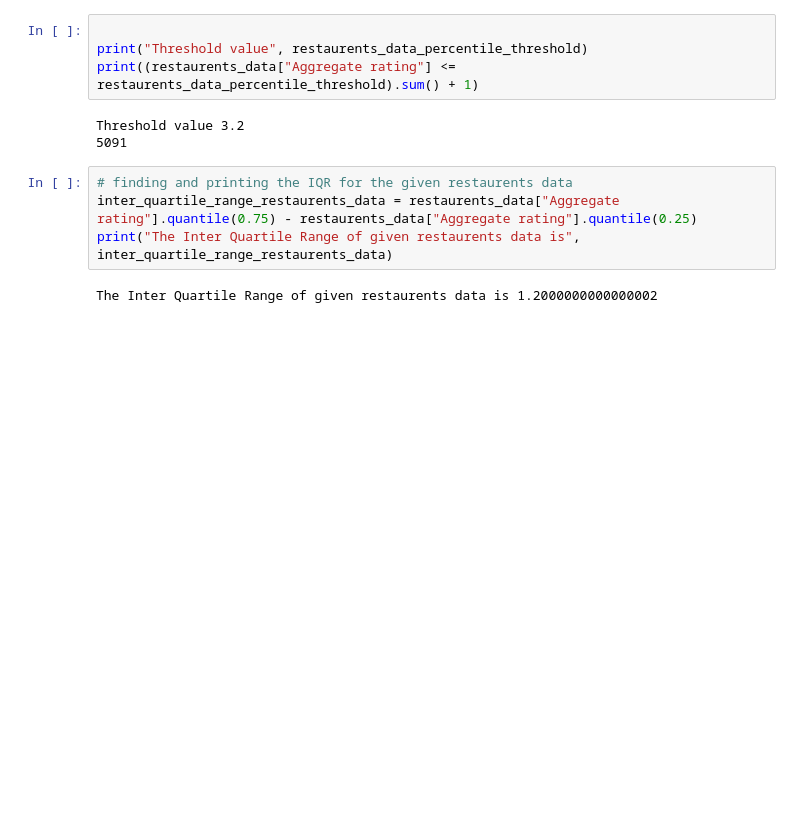
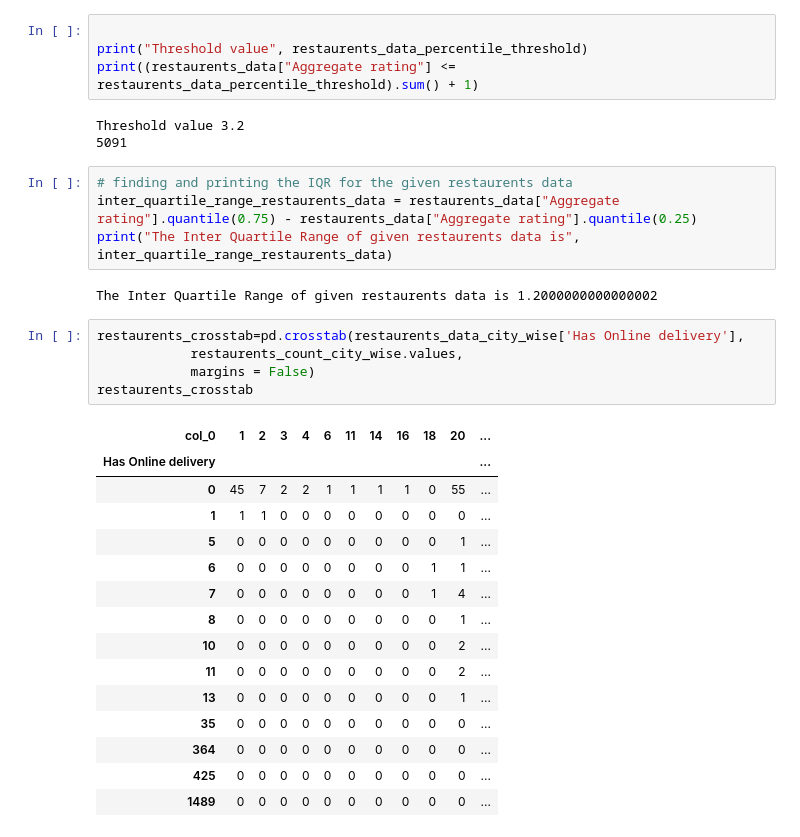
Before and after one commit to kapilkumar2001/restaurents_data_analysis_and_visualization, a Jupyter notebook: Project_201951079_201951060.ipynb, the cells around one changed output. Cells and saved outputs as stored; diff of their text form; blank space fills up the shorter version.

```diff
--- a/Project_201951079_201951060.ipynb
+++ b/Project_201951079_201951060.ipynb
@@ -422,3 +422,24 @@ inter_quartile_range_restaurents_data = restaurents_data["Aggregate rating"].qua
 print("The Inter Quartile Range of given restaurents data is", inter_quartile_range_restaurents_data)
 # %% [output]
 The Inter Quartile Range of given restaurents data is 1.2000000000000002
+# %%
+restaurents_crosstab=pd.crosstab(restaurents_data_city_wise['Has Online delivery'],
+            restaurents_count_city_wise.values,
+            margins = False)
+restaurents_crosstab
+# %% [output]
+| col_0 | 1 | 2 | 3 | 4 | 6 | 11 | 14 | 16 | 18 | 20 | ... |
+| Has Online delivery |  |  |  |  |  |  |  |  |  |  | ... |
+| 0 | 45 | 7 | 2 | 2 | 1 | 1 | 1 | 1 | 0 | 55 | ... |
+| 1 | 1 | 1 | 0 | 0 | 0 | 0 | 0 | 0 | 0 | 0 | ... |
+| 5 | 0 | 0 | 0 | 0 | 0 | 0 | 0 | 0 | 0 | 1 | ... |
+| 6 | 0 | 0 | 0 | 0 | 0 | 0 | 0 | 0 | 1 | 1 | ... |
+| 7 | 0 | 0 | 0 | 0 | 0 | 0 | 0 | 0 | 1 | 4 | ... |
+| 8 | 0 | 0 | 0 | 0 | 0 | 0 | 0 | 0 | 0 | 1 | ... |
+| 10 | 0 | 0 | 0 | 0 | 0 | 0 | 0 | 0 | 0 | 2 | ... |
+| 11 | 0 | 0 | 0 | 0 | 0 | 0 | 0 | 0 | 0 | 2 | ... |
+| 13 | 0 | 0 | 0 | 0 | 0 | 0 | 0 | 0 | 0 | 1 | ... |
+| 35 | 0 | 0 | 0 | 0 | 0 | 0 | 0 | 0 | 0 | 0 | ... |
+| 364 | 0 | 0 | 0 | 0 | 0 | 0 | 0 | 0 | 0 | 0 | ... |
+| 425 | 0 | 0 | 0 | 0 | 0 | 0 | 0 | 0 | 0 | 0 | ... |
+| 1489 | 0 | 0 | 0 | 0 | 0 | 0 | 0 | 0 | 0 | 0 | ... |
```
Also changed, not shown: parts of 2 cells of this notebook.
